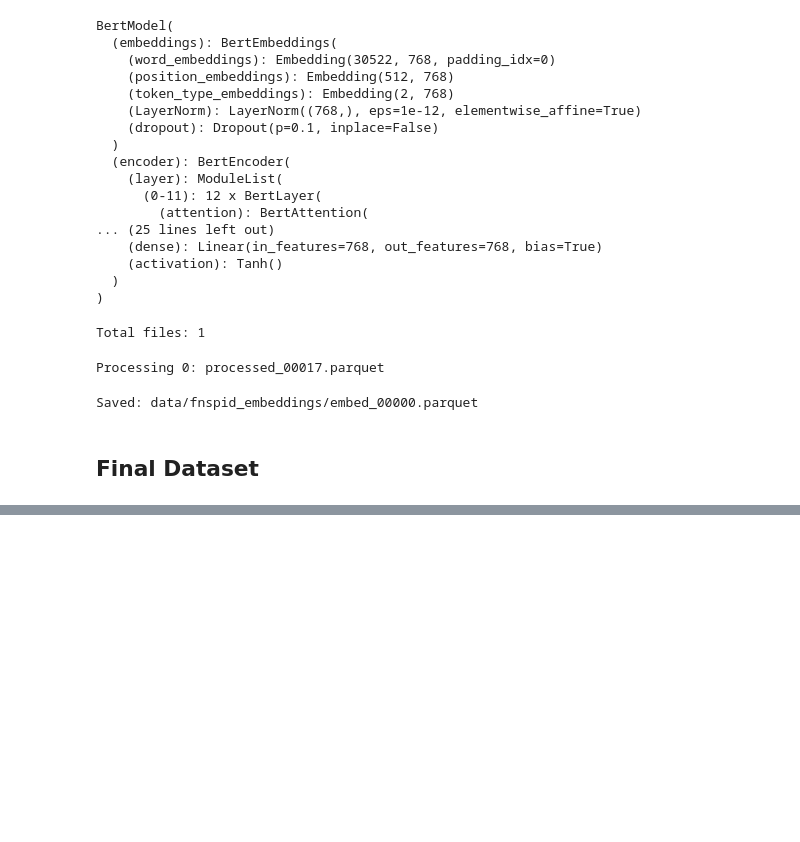
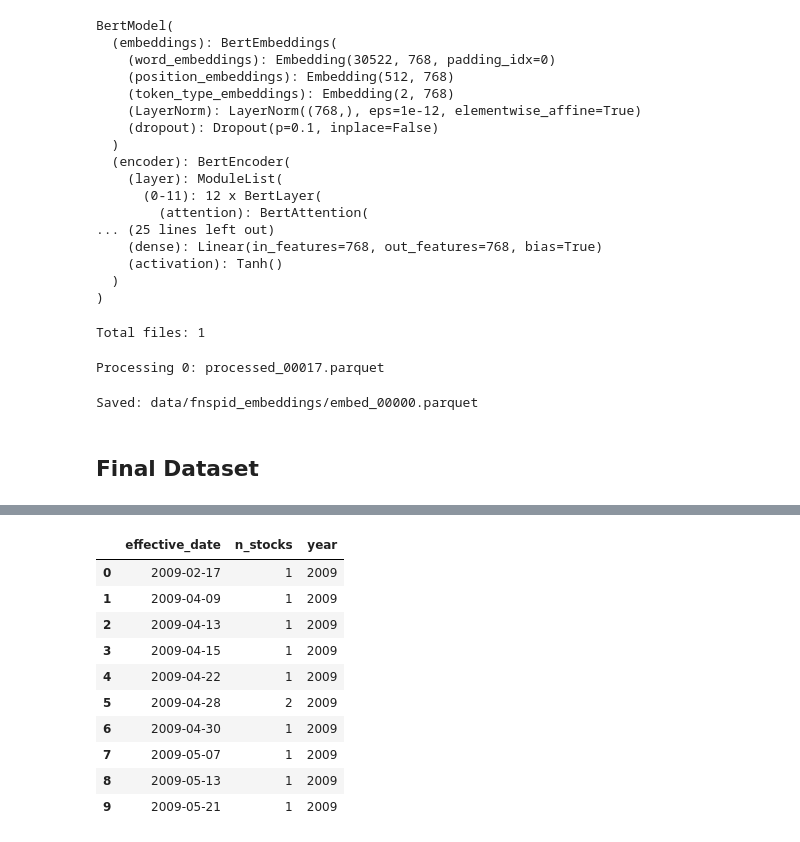
Before and after one commit to BRamesh02/Modality-aware-transformer, a Jupyter notebook: text_data.ipynb, the cells around one changed output, grey strips where cells are left out. Saved outputs shown, nothing was run; the diff lists cells and outputs as text; code cells hidden in the pictures; blank space fills up the shorter version.

```diff
--- a/text_data.ipynb
+++ b/text_data.ipynb
@@ -801,0 +724,8 @@ final_00000 = grouped.apply(
+# %%
+data_dir = Path("data")
+
+sent_dir = data_dir / "fnspid_sentiment"
+emb_dir  = data_dir / "fnspid_embedding"
+
+sent_dir.mkdir(parents=True, exist_ok=True)
+emb_dir.mkdir(parents=True, exist_ok=True)
@@ -801,0 +1010,19 @@ final_00000 = grouped.apply(
+# %%
+# a executer une fois qu'on est sur d'avoir eu les bons output avant (pour supprimer les dossiers pas nécessaires et libérer espace)
+base = Path("data")
+
+dir_to_delete = [
+    base / "fnspid_embedding",
+    base / "fnspid_embedding_dedup",
+    base / "fnspid_sentiment",
+    base / "fnspid_sentiment_dedup",
+]
+
+for d in dir_to_delete:
+    if d.exists():
+        shutil.rmtree(d)
+        print(f"Deleted: {d}")
+    else:
+        print(f"Not found (skipped): {d}")
+
+print("Cleanup done.")
@@ -801,0 +1371,16 @@ final_00000 = grouped.apply(
+# %%
+threshold = daily["n_stocks"].quantile(0.05)
+bad_days = daily[daily["n_stocks"] < threshold]
+bad_days
+# %% [output]
+|  | effective_date | n_stocks | year |
+| 0 | 2009-02-17 | 1 | 2009 |
+| 1 | 2009-04-09 | 1 | 2009 |
+| 2 | 2009-04-13 | 1 | 2009 |
+| 3 | 2009-04-15 | 1 | 2009 |
+| 4 | 2009-04-22 | 1 | 2009 |
+| 5 | 2009-04-28 | 2 | 2009 |
+| 6 | 2009-04-30 | 1 | 2009 |
+| 7 | 2009-05-07 | 1 | 2009 |
+| 8 | 2009-05-13 | 1 | 2009 |
+| 9 | 2009-05-21 | 1 | 2009 |
```
Also changed, not shown: parts of 37 cells of this notebook, 1 other file.
